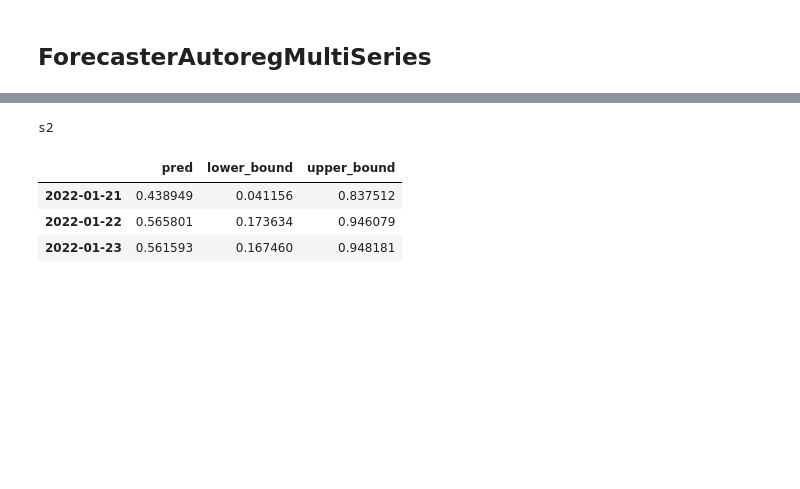
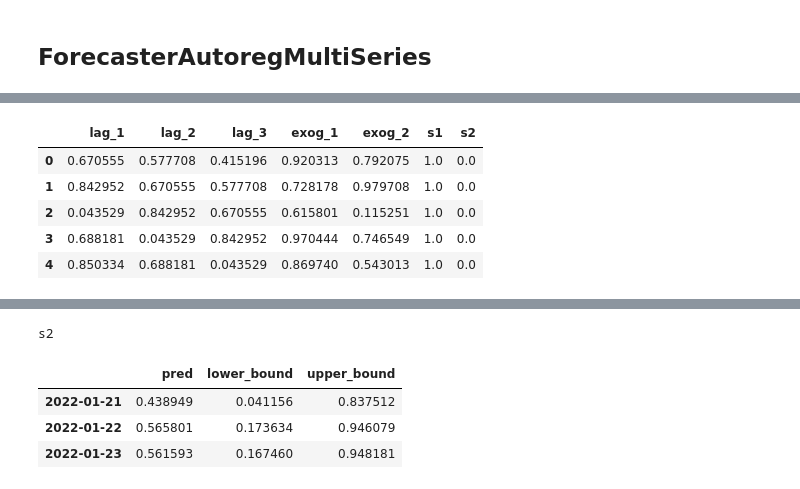
Before and after one commit to JoaquinAmatRodrigo/skforecast, a Jupyter notebook: dev/develop/skforecast_ForecasterAutoregMultiSeries_hyperparameters.ipynb, the cells around one changed output, grey strips where cells are left out. Drawn from its saved outputs; the diff is of its cells as text; code cells hidden in the pictures; blank space fills up the shorter version.

```diff
--- a/dev/develop/skforecast_ForecasterAutoregMultiSeries_hyperparameters.ipynb
+++ b/dev/develop/skforecast_ForecasterAutoregMultiSeries_hyperparameters.ipynb
@@ -51,3 +51,14 @@ df.tail(3)
+# %%
+forecaster.create_train_X_y(
+    series = df[['s1', 's2']],
+    exog   = df[['exog_1', 'exog_2']])[0].head(5)
+# %% [output]
+|  | lag_1 | lag_2 | lag_3 | exog_1 | exog_2 | s1 | s2 |
+| 0 | 0.670555 | 0.577708 | 0.415196 | 0.920313 | 0.792075 | 1.0 | 0.0 |
+| 1 | 0.842952 | 0.670555 | 0.577708 | 0.728178 | 0.979708 | 1.0 | 0.0 |
+| 2 | 0.043529 | 0.842952 | 0.670555 | 0.615801 | 0.115251 | 1.0 | 0.0 |
+| 3 | 0.688181 | 0.043529 | 0.842952 | 0.970444 | 0.746549 | 1.0 | 0.0 |
+| 4 | 0.850334 | 0.688181 | 0.043529 | 0.869740 | 0.543013 | 1.0 | 0.0 |
 # %%
 # Create and fit forecaster
 # ==============================================================================
```
Also changed, not shown: parts of 10 cells of this notebook, 3 other files.
